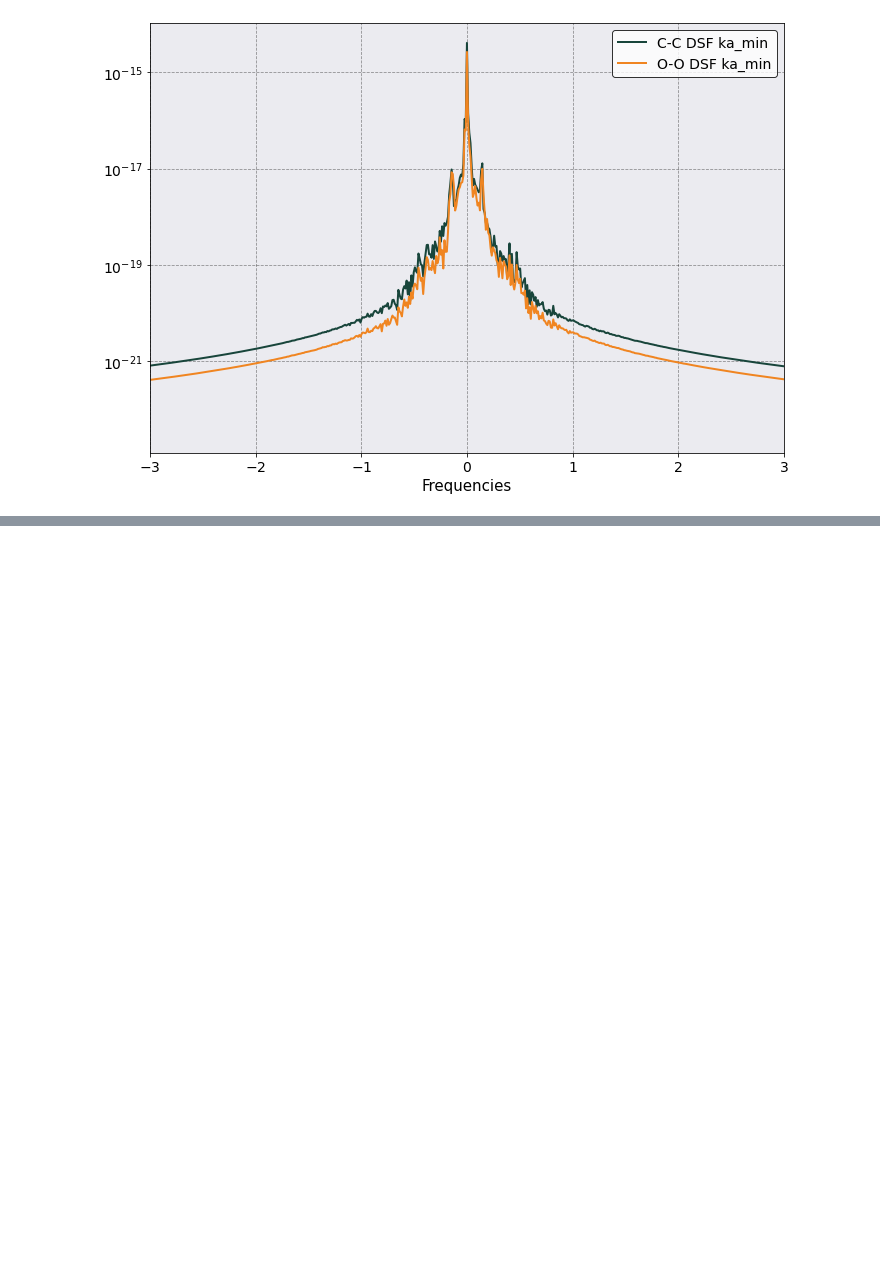
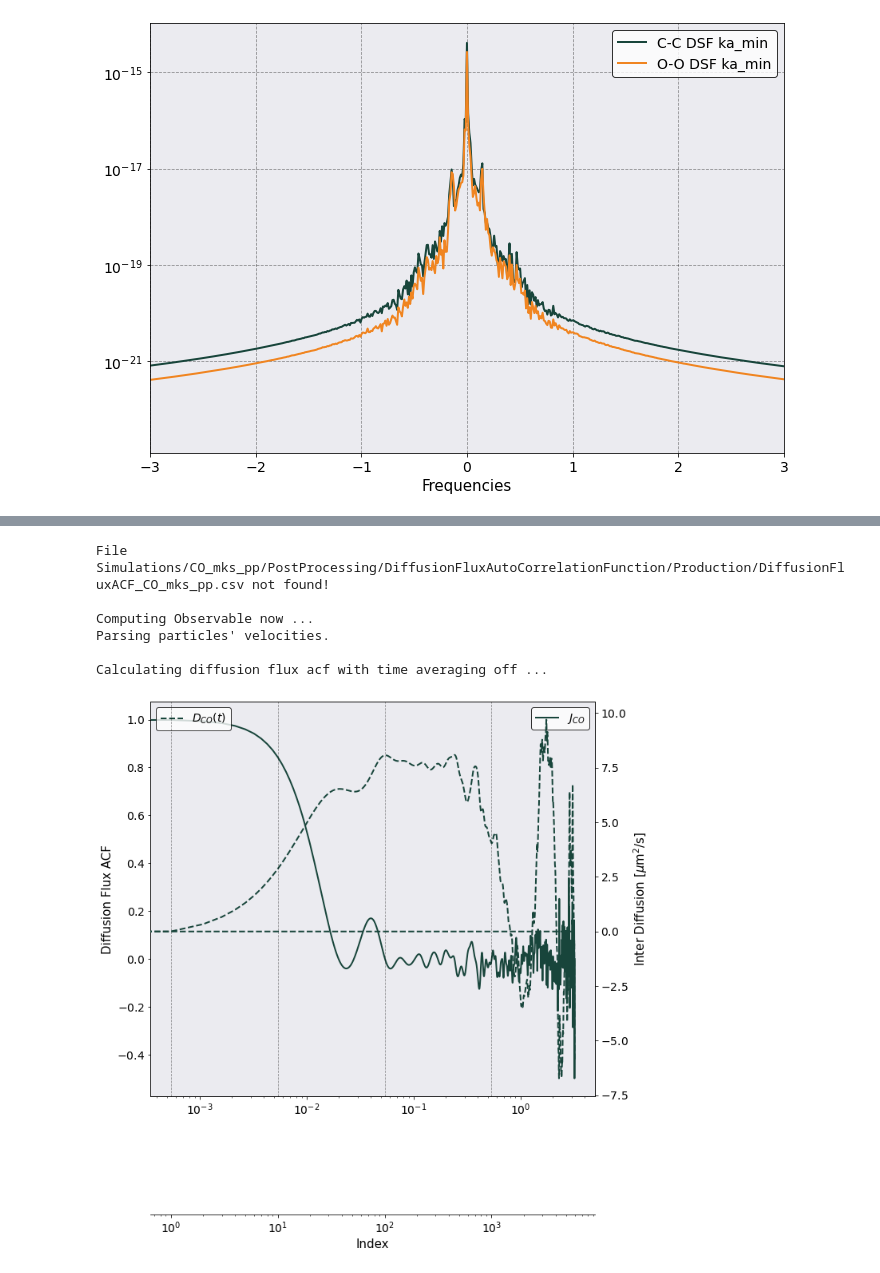
Before and after one commit to murillo-group/sarkas, a Jupyter notebook: notebooks/YBIM_Simulation.ipynb, the cells around one changed output, grey strips where cells are left out. Drawn from its saved outputs; the diff is of its cells as text; code cells hidden in the pictures; blank space fills up the shorter version.

```diff
--- a/notebooks/YBIM_Simulation.ipynb
+++ b/notebooks/YBIM_Simulation.ipynb
@@ -135,0 +150,10 @@ postproc.ssf.plot(y = ['C-C SSF','O-O SSF'],
+# %%
+interdiffusion = TransportCoefficient.interdiffusion(postproc.parameters)
+# %% [output]
+File Simulations/CO_mks_pp/PostProcessing/DiffusionFluxAutoCorrelationFunction/Production/DiffusionFluxACF_CO_mks_pp.csv not found!
+
+Computing Observable now ...
+Parsing particles' velocities.
+
+Calculating diffusion flux acf with time averaging off ...
+[figure, added]
```
Also changed, not shown: parts of 15 cells of this notebook, 4 other files.
